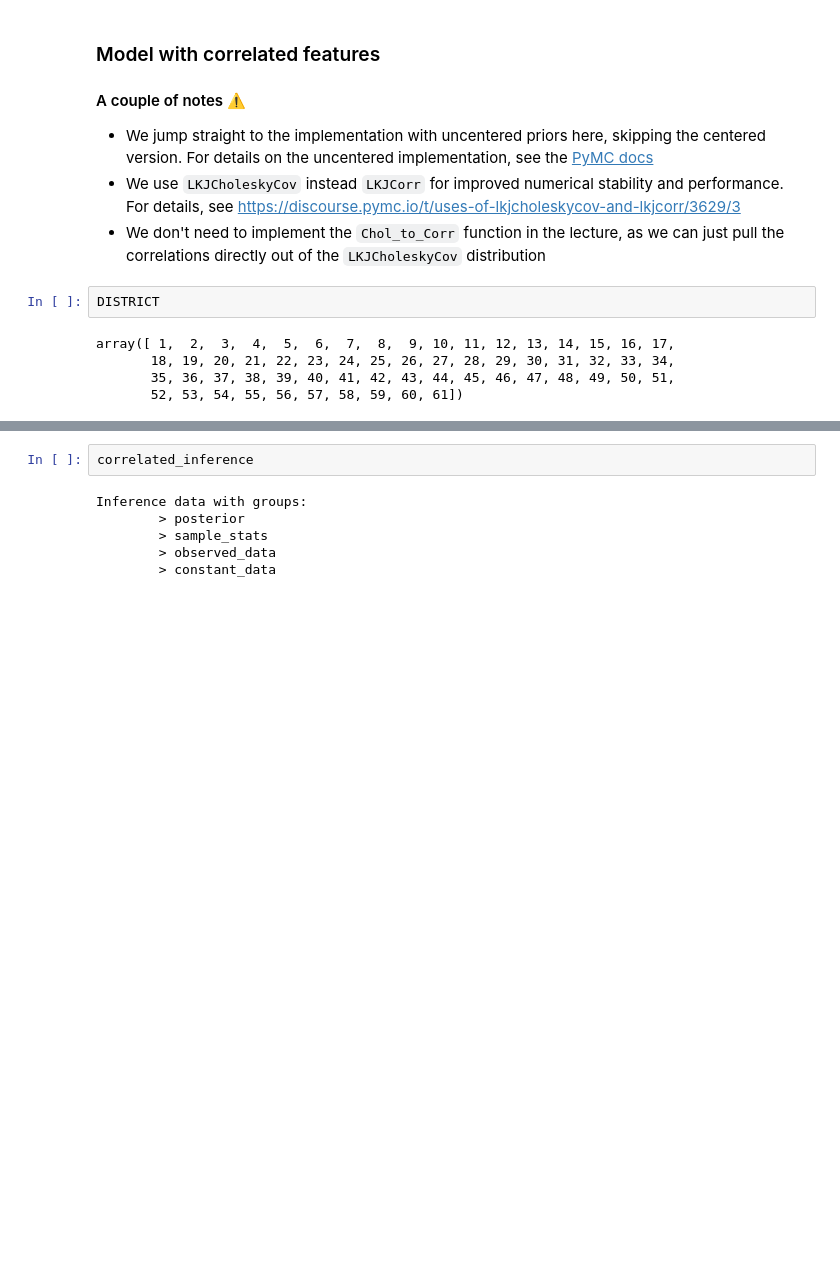
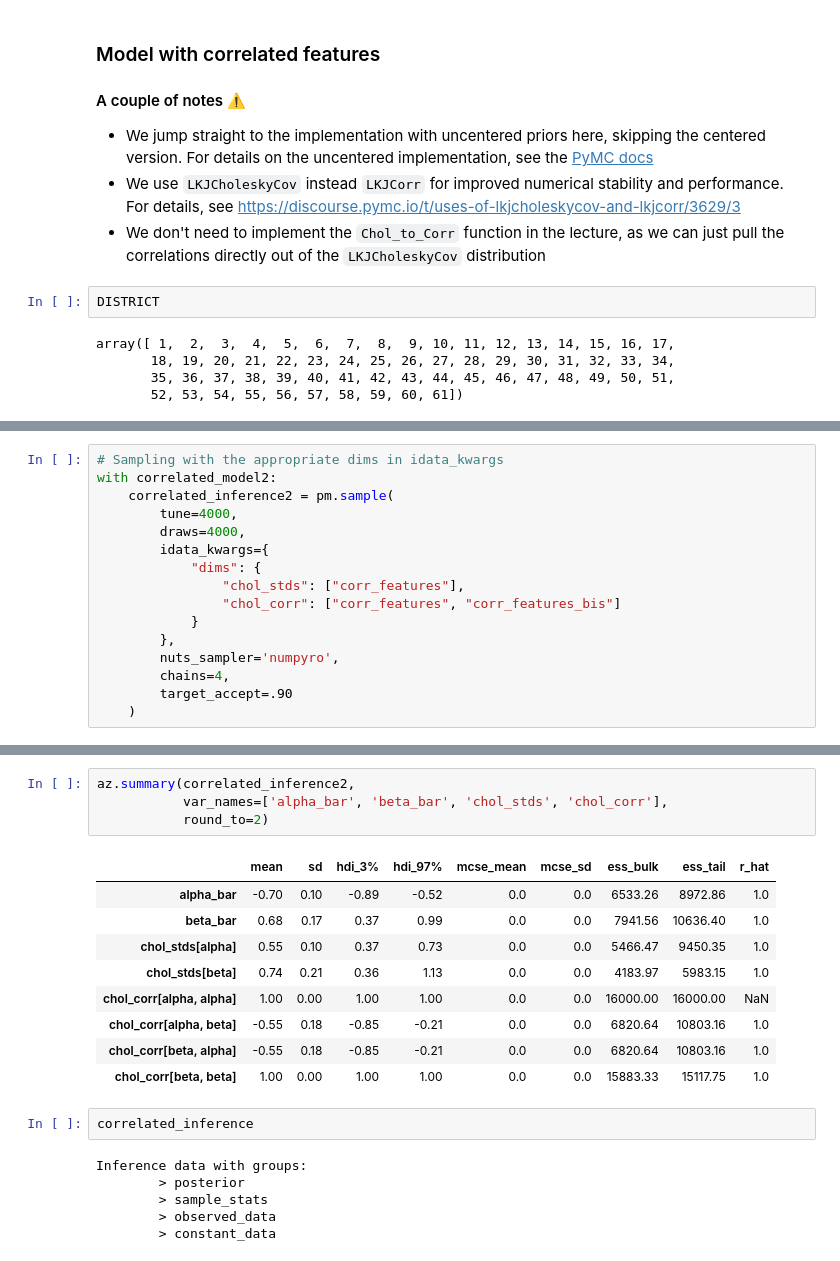
Before and after one commit to guillaumeberthon/StatRethink2023-PyMC5, a Jupyter notebook: Lecture 14 - Correlated Features.ipynb, the cells around one changed output, grey strips where cells are left out. Saved outputs shown, nothing was run; the diff lists cells and outputs as text; blank space fills up the shorter version.

```diff
--- a/Lecture 14 - Correlated Features.ipynb
+++ b/Lecture 14 - Correlated Features.ipynb
@@ -502,0 +559,16 @@ az.summary(correlated_inference,
+# %%
+# Sampling with the appropriate dims in idata_kwargs
+with correlated_model2:
+    correlated_inference2 = pm.sample(
+        tune=4000,
+        draws=4000,
+        idata_kwargs={
+            "dims": {
+                "chol_stds": ["corr_features"],
+                "chol_corr": ["corr_features", "corr_features_bis"]
+            }
+        },
+        nuts_sampler='numpyro',
+        chains=4,
+        target_accept=.90
+    )
@@ -503,3 +583,17 @@ az.summary(correlated_inference,
+# %%
+az.summary(correlated_inference2,
+           var_names=['alpha_bar', 'beta_bar', 'chol_stds', 'chol_corr'],
+           round_to=2)
+# %% [output]
+|  | mean | sd | hdi_3% | hdi_97% | mcse_mean | mcse_sd | ess_bulk | ess_tail | r_hat |
+| alpha_bar | -0.70 | 0.10 | -0.89 | -0.52 | 0.0 | 0.0 | 6533.26 | 8972.86 | 1.0 |
+| beta_bar | 0.68 | 0.17 | 0.37 | 0.99 | 0.0 | 0.0 | 7941.56 | 10636.40 | 1.0 |
+| chol_stds[alpha] | 0.55 | 0.10 | 0.37 | 0.73 | 0.0 | 0.0 | 5466.47 | 9450.35 | 1.0 |
+| chol_stds[beta] | 0.74 | 0.21 | 0.36 | 1.13 | 0.0 | 0.0 | 4183.97 | 5983.15 | 1.0 |
+| chol_corr[alpha, alpha] | 1.00 | 0.00 | 1.00 | 1.00 | 0.0 | 0.0 | 16000.00 | 16000.00 | NaN |
+| chol_corr[alpha, beta] | -0.55 | 0.18 | -0.85 | -0.21 | 0.0 | 0.0 | 6820.64 | 10803.16 | 1.0 |
+| chol_corr[beta, alpha] | -0.55 | 0.18 | -0.85 | -0.21 | 0.0 | 0.0 | 6820.64 | 10803.16 | 1.0 |
+| chol_corr[beta, beta] | 1.00 | 0.00 | 1.00 | 1.00 | 0.0 | 0.0 | 15883.33 | 15117.75 | 1.0 |
 # %%
 correlated_inference
 # %% [output]
```
Also changed, not shown: parts of 7 cells of this notebook, 1 other file.
